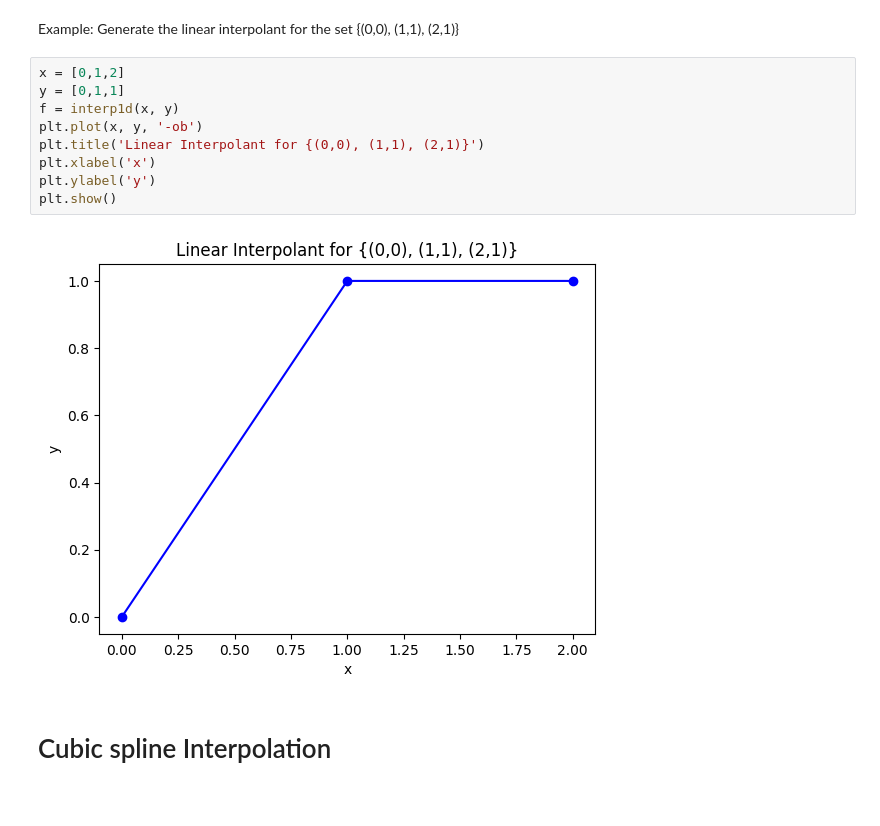
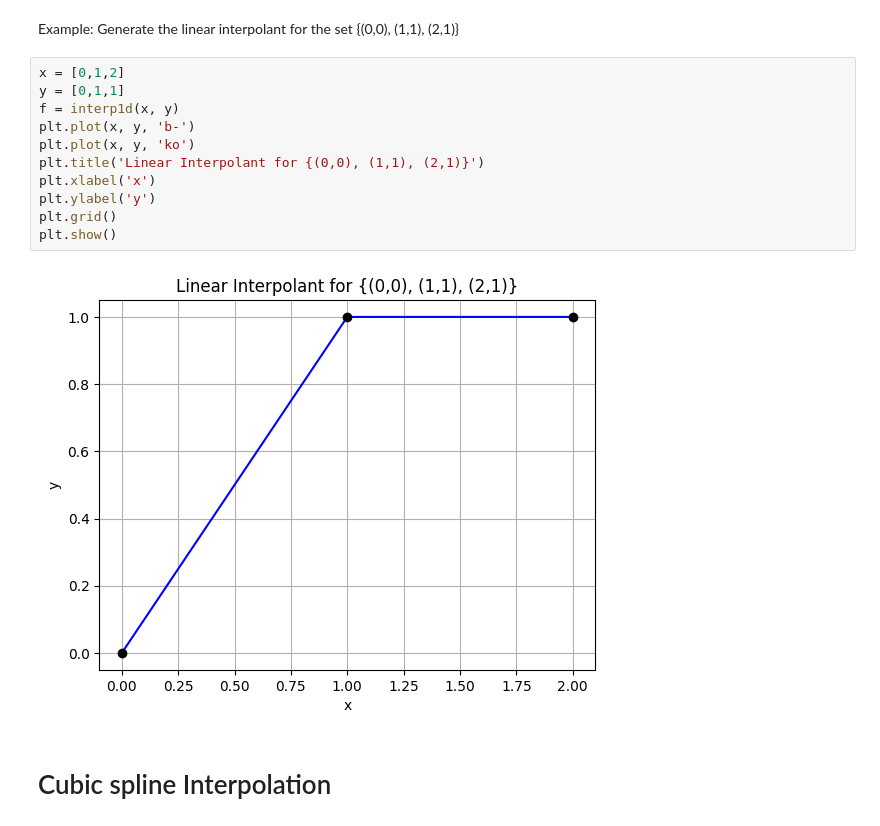
Before and after one commit to akashy22asuedu/MAT_421, a Jupyter notebook: Homework_2.ipynb, the cells around one changed output. Drawn from its saved outputs; the diff is of its cells as text.

```diff
--- a/Homework_2.ipynb
+++ b/Homework_2.ipynb
@@ -21,14 +21,16 @@ Example: Generate the linear interpolant for the set {(0,0), (1,1), (2,1)}
 # %%
 x = [0,1,2]
 y = [0,1,1]
 f = interp1d(x, y)
-plt.plot(x, y, '-ob')
+plt.plot(x, y, 'b-')
+plt.plot(x, y, 'ko')
 plt.title('Linear Interpolant for {(0,0), (1,1), (2,1)}')
 plt.xlabel('x')
 plt.ylabel('y')
+plt.grid()
 plt.show()
 # %% [output]
-[figure, old version]
+[figure, new version]
 # %% [markdown]
 # Cubic spline Interpolation
 # %% [markdown]
```
Also changed, not shown: parts of 1 cell of this notebook.
